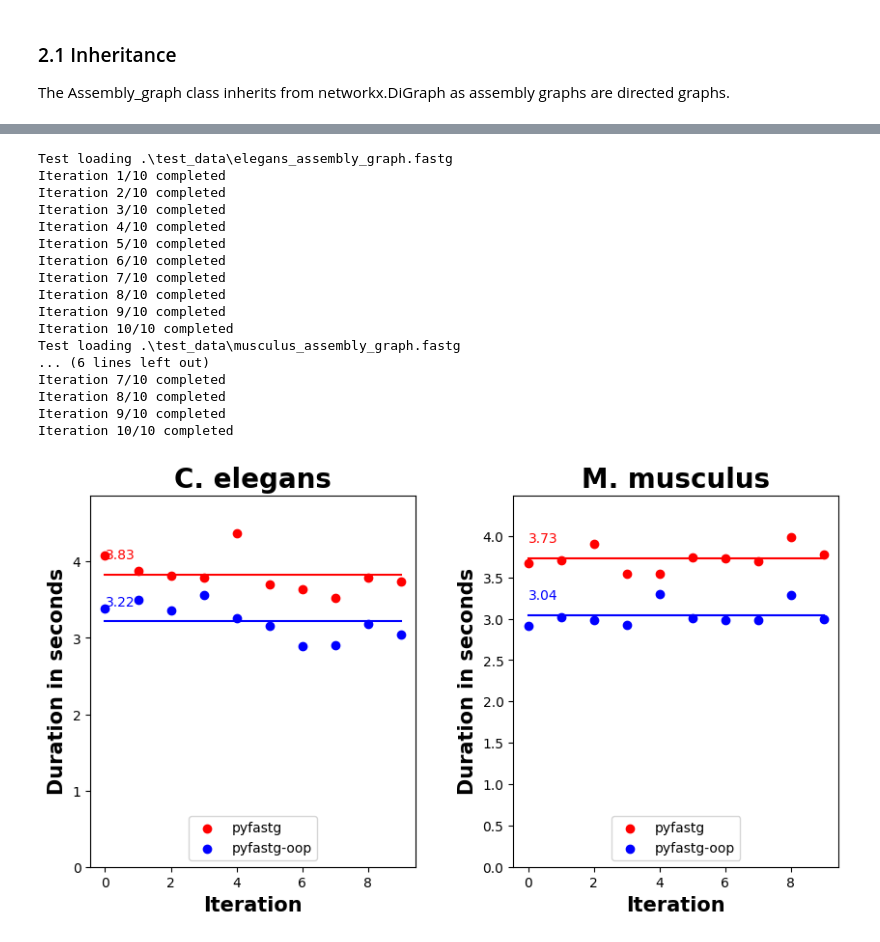
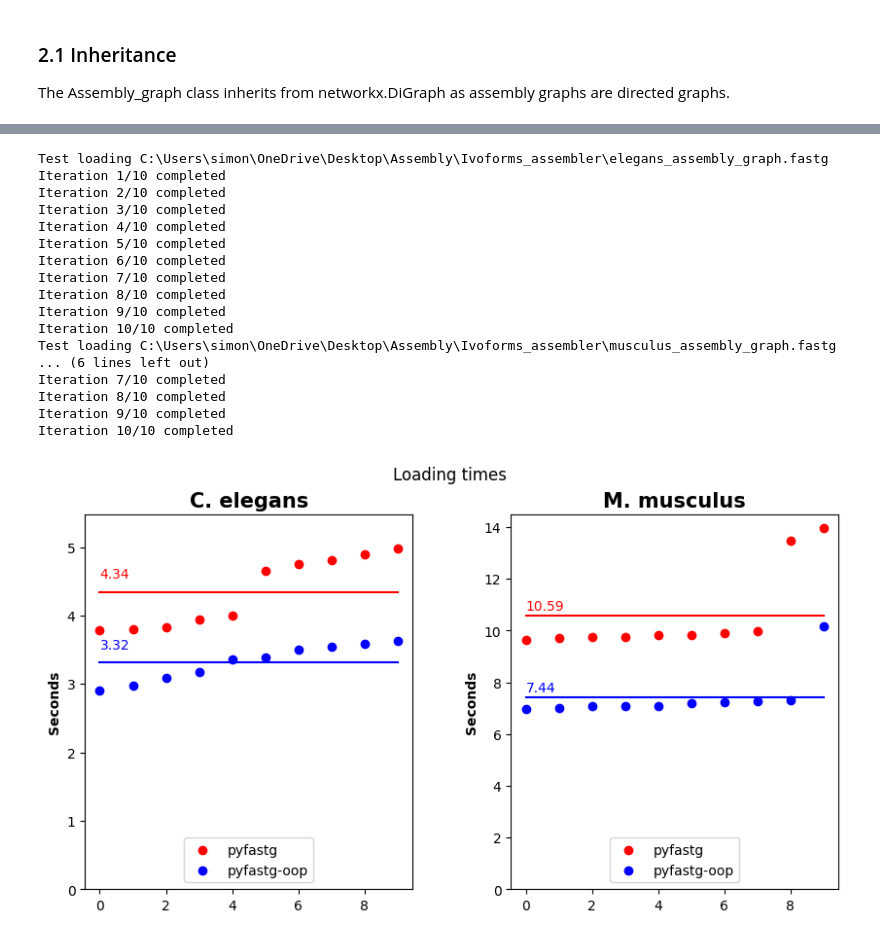
Before and after one commit to SimonHegele/pyfastg-oop, a Jupyter notebook: pyfast-oop_demo.ipynb, the cells around one changed output, grey strips where cells are left out. Drawn from its saved outputs; the diff is of its cells as text; code cells hidden in the pictures.

```diff
--- a/pyfast-oop_demo.ipynb
+++ b/pyfast-oop_demo.ipynb
@@ -109,13 +70,15 @@ True
 Assembly_graph.component_graphs() returns a generator. The generator outputs the components sorted by node number in descending order<br>
 Each element in this list is itself of type Assembly_graph. We can use this to visualize or store components of the assembly graph individually.
 # %%
-c_elegans_graph_components = pyfastg_oop_c_elegans_graph.component_graphs()
+component_generator = pyfastg_oop_c_elegans_graph.component_graphs()
 
-for i in range(66):
-    c_elegans_graph_component  = next(c_elegans_graph_components)
+component_index = 66
+
+for i in range(component_index):
+    component  = next(component_generator)
 
 fig, axes = pyplot.subplots(figsize=(10.5,5))
 
-display(c_elegans_graph_component.assembly_data)
-draw_networkx(c_elegans_graph_component)
+display(component.assembly_data)
+draw_networkx(component)
 # %% [output]
@@ -139,65 +130,76 @@ Whenever possible I use list comprehension instead of regular for loops.<br>
 # %%
-fig, axes = pyplot.subplots(1,2, figsize=(10,5))
-pyplot.subplots_adjust(wspace=0.3)
+def configured_plot():
+
+    fig, axes = pyplot.subplots(1,2, figsize=(10,5))
+
+    fig.suptitle("Loading times")
+    axes[0].set_title("C. elegans", fontweight="bold", fontsize=15)
+    axes[1].set_title("M. musculus", fontweight="bold", fontsize=15)
+
+    for ax in axes:
+        ax.set_ylabel('Seconds', fontweight="bold")
+
+    pyplot.subplots_adjust(wspace=0.3)
+
+    return fig, axes
 
 def plot_durations(durations, ax, color, label):
+
     x = [i for i in range(len(durations))]
-    average_duration = average(durations)
-    ax.scatter(x, durations, label=label, color=color)
-    ax.plot([0,len(durations)-1], [average_duration,average_duration] , color=color)
-    ax.text(0, average_duration+0.2, str(round(average_duration,2)), color=color)
+    a = average(durations) # The average duration
 
-axes[0].set_title("C. elegans", fontweight="bold", fontsize=20)
-axes[1].set_title("M. musculus", fontweight="bold", fontsize=20)
+    ax.scatter(x, sorted(durations), label=label, color=color)
+    ax.plot([0,len(durations)-1], [a,a] , color=color)
+    ax.text(0, a+0.2, str(round(a,2)), color=color)
+    ax.set_ylim(ymin=0, ymax=array(durations_pyfastg+durations_pyfastg).max()+0.5)
+    ax.legend(loc='lower center')
 
-for ax in axes:
-    ax.set_xlabel('Iteration', fontweight="bold", fontsize=15)
-    ax.set_ylabel('Duration in seconds', fontweight="bold", fontsize=15)
+def load_with_pyfastg(file):
+    pyfastg.parse_fastg(file)
 
+def load_with_pyfastg_oop(file):
+    Assembly_graph(Fastg_reader().parse_fastg(file))
+
+def time_test(method, file):
+    start = time()
+    method(file)
+    return time()-start
+
+fig, axes       = configured_plot()
 test_iterations = 10
 
 for i, file in enumerate([c_elegans_fastg, m_musculus_fastg]):
 
-    durations_pyfastg    = []
+    durations_pyfastg     = []
     durations_pyfastg_oop = []
 
     print(f'Test loading {file}')
 
     for j in range(test_iterations):
-        # test pyfastg
-        start = time()
-        pyfastg.parse_fastg(c_elegans_fastg)
-        end   = time()
-        durations_pyfastg.append(end-start)
-        # test pyfastg-oop
-        start = time()
-        reader = Fastg_reader()
-        Assembly_graph(reader.parse_fastg(c_elegans_fastg))
-        end   = time()
-        durations_pyfastg_oop.append(end-start)
+
+        durations_pyfastg.append(time_test(load_with_pyfastg, file))
+        durations_pyfastg_oop.append(time_test(load_with_pyfastg_oop, file))
 
         print(f'Iteration {j+1}/{test_iterations} completed')
 
     plot_durations(durations_pyfastg, axes[i], "red", "pyfastg")
     plot_durations(durations_pyfastg_oop, axes[i], "blue", "pyfastg-oop")
-    axes[i].set_ylim(ymin=0, ymax=array(durations_pyfastg+durations_pyfastg).max()+0.5)
-    axes[i].legend(loc='lower center')
 # %% [output]
-Test loading .\test_data\elegans_assembly_graph.fastg
+Test loading C:\Users\simon\OneDrive\Desktop\Assembly\Ivoforms_assembler\elegans_assembly_graph.fastg
 Iteration 1/10 completed
 Iteration 2/10 completed
 Iteration 3/10 completed
 Iteration 4/10 completed
 Iteration 5/10 completed
 Iteration 6/10 completed
 Iteration 7/10 completed
 Iteration 8/10 completed
 Iteration 9/10 completed
 Iteration 10/10 completed
-Test loading .\test_data\musculus_assembly_graph.fastg
+Test loading C:\Users\simon\OneDrive\Desktop\Assembly\Ivoforms_assembler\musculus_assembly_graph.fastg
 ... (6 lines left out)
 Iteration 7/10 completed
 Iteration 8/10 completed
 Iteration 9/10 completed
 Iteration 10/10 completed
-[figure, old version]
+[figure, new version]
```
Also changed, not shown: parts of 19 cells of this notebook, 4 other files.
